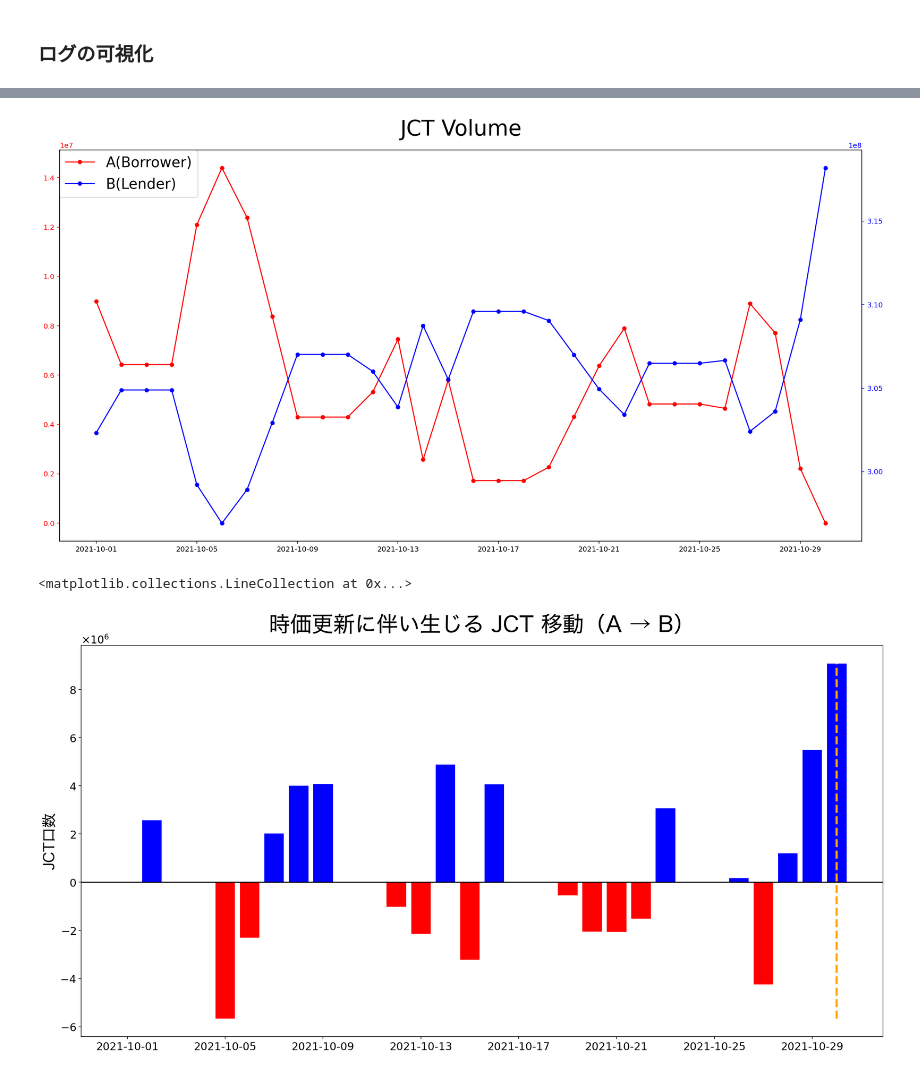
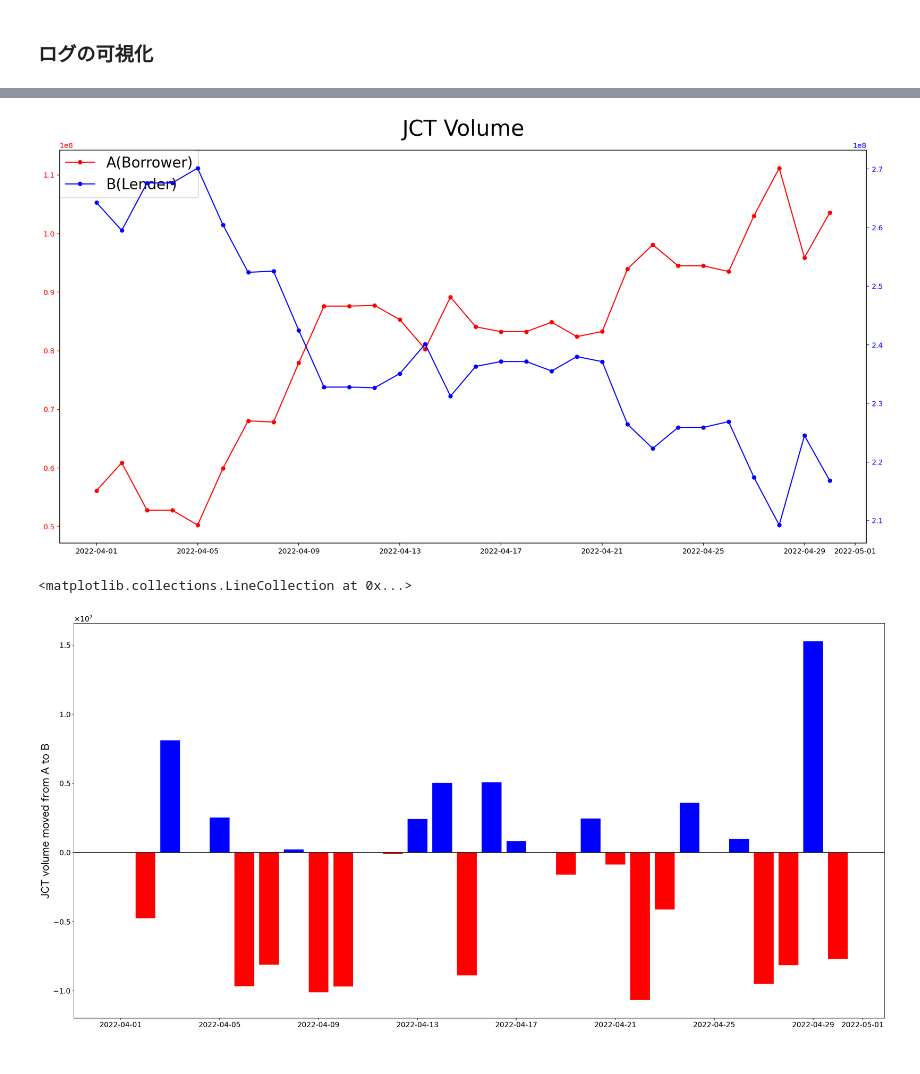
Before and after one commit to maru919/BC-experiment-simulator, a Jupyter notebook: sandbox/simulate_VariableLocal.ipynb, the cells around one changed output, grey strips where cells are left out. Saved outputs shown, nothing was run; the diff lists cells and outputs as text; code cells hidden in the pictures.

```diff
--- a/sandbox/simulate_VariableLocal.ipynb
+++ b/sandbox/simulate_VariableLocal.ipynb
@@ -204,6 +199,18 @@ st_portfolio_e = {
         'is_usd': False
     }
 }
+
+# NVIDIA
+st_portfolio_f = {
+    'NVDA': {
+        'num': 5000,
+        'is_usd': True
+    },
+    'AAPL': {
+        'num': 4000,
+        'is_usd': True
+    },
+}
 # %% [markdown]
 ## シミュレーション（不足時取引中止）
 # %%
@@ -324,12 +314,12 @@ def date_range(start_date, end_date):
     for n in range(int((end_date - start_date).days)):
         yield start_date + timedelta(n)
 
-transaction = VariableLocalTransaction(jct_portfolio_a, st_portfolio_a, date(2021, 10, 1), lender_loan_ratio=1.05, print_log=True, auto_deposit=True)
+transaction = VariableLocalTransaction(jct_portfolio_a, st_portfolio_f, date(2022, 4, 1), lender_loan_ratio=1.05, print_log=True, auto_deposit=True)
 
 
 print('Start simulation...')
 print('='*50)
-for date in date_range(date(2021, 10, 2), date(2021, 10, 31)):
+for date in date_range(date(2022, 4, 2), date(2022, 5, 1)):
     print('='*50)
     print(date)
     transaction.check_diff_and_margin_call(date)
@@ -420,19 +453,19 @@ ax1.legend(handler1 + handler2, label1 + label2, loc=2, borderaxespad=0., fontsi
 ax1.tick_params(axis='y', colors='red')
 ax2.tick_params(axis='y', colors='blue')
 # %% [output]
-[figure, old version]
+[figure, new version]
 # %%
-fig, ax = plt.subplots(figsize=(20,10))
+fig, ax = plt.subplots(figsize=(30,15))
 jct_diff_num_color = ['blue' if diff > 0 else 'red' for diff in jct_diff_num_list]
 
 ax.bar(date_list, jct_diff_num_list, color=jct_diff_num_color)
-ax.set_title('時価更新に伴い生じる JCT 移動（A → B）', fontsize=30, pad=20, fontname="Hiragino Sans")
-ax.set_ylabel('JCT口数', fontsize=20, fontname='Hiragino Sans')
+# ax.set_title('時価更新に伴い生じる JCT 移動（A → B）', fontsize=30, pad=20, fontname="Hiragino Sans")
+ax.set_ylabel('JCT volume moved from A to B', fontsize=20, fontname='Hiragino Sans')
 ax.yaxis.set_major_formatter(ScalarFormatter(useMathText=True))
 ax.tick_params(labelsize=15)
 ax.yaxis.offsetText.set_fontsize(15)
 ax.axhline(0, color='black')
 ax.vlines(date_auto_deposit, min(jct_diff_num_list), max(jct_diff_num_list), color='orange', linestyle='dashed', linewidth=3)
 # %% [output]
 <matplotlib.collections.LineCollection at 0x...>
-[figure, old version]
+[figure, new version]
```
Also changed, not shown: parts of 6 cells of this notebook, 5 other files.
